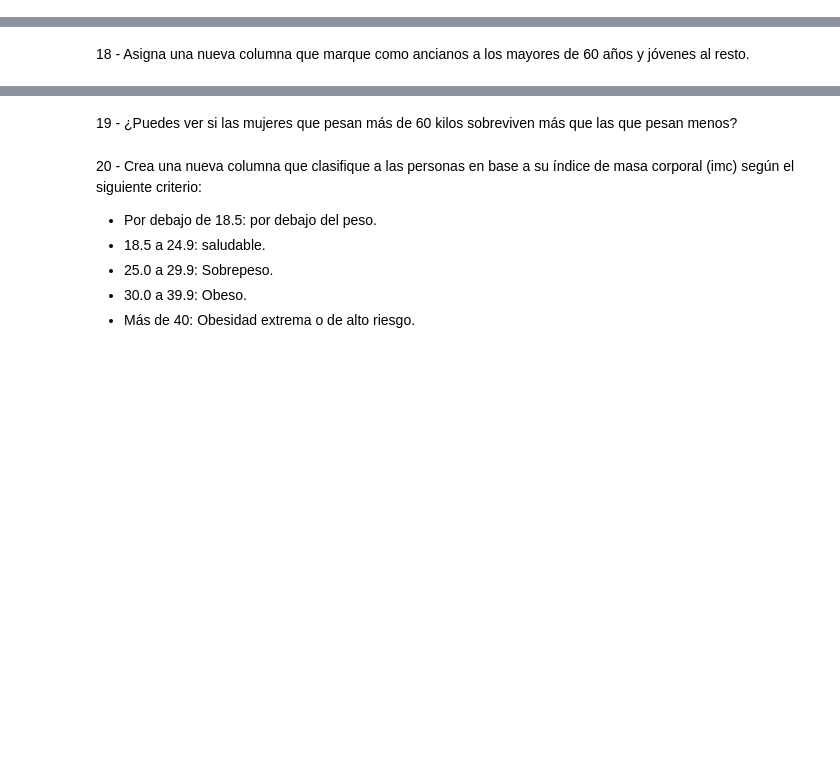
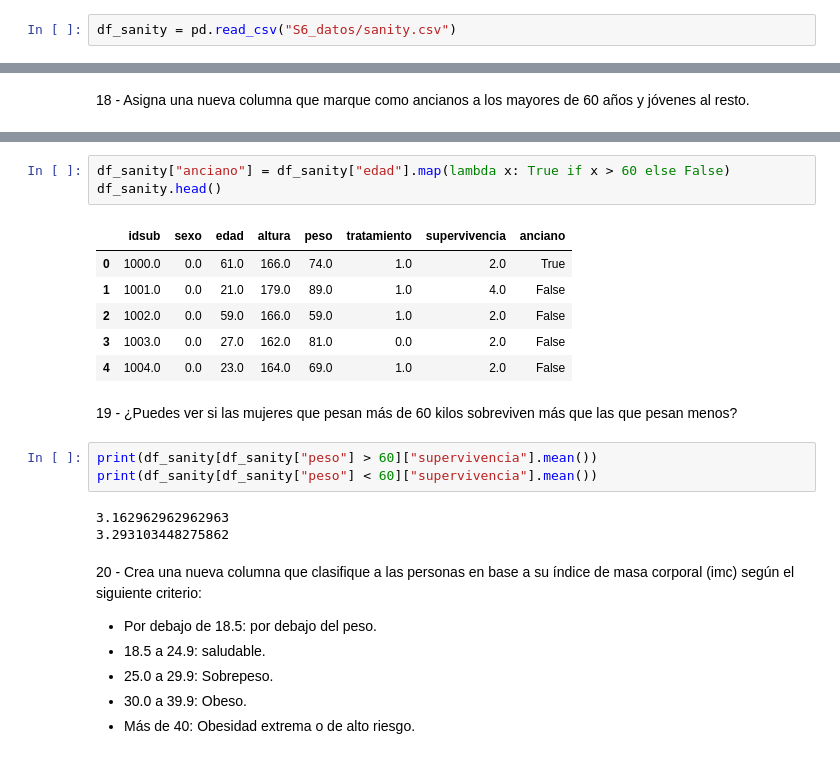
Before and after one commit to ubaldo-peralta-sanchez/python_basics, a Jupyter notebook: 2020_S6_pandas_indices_metodos.ipynb, the cells around one changed output, grey strips where cells are left out. Saved outputs shown, nothing was run; the diff lists cells and outputs as text; blank space fills up the shorter version.

```diff
--- a/2020_S6_pandas_indices_metodos.ipynb
+++ b/2020_S6_pandas_indices_metodos.ipynb
@@ -1063,5 +739,7 @@ Columnas:
 - peso: peso de la persona en kg.
 - tratamiento: 0 (quimioterapia), 1 (radioterapia).
 - supervivencia: años de supervivencia desde el tratamiento.
+# %%
+df_sanity = pd.read_csv("S6_datos/sanity.csv")
 # %% [markdown]
 14 - Calcula la supervivencia media de los participantes del estudio.
@@ -1076,5 +820,21 @@ Columnas:
+# %%
+df_sanity["anciano"] = df_sanity["edad"].map(lambda x: True if x > 60 else False)
+df_sanity.head()
+# %% [output]
+|  | idsub | sexo | edad | altura | peso | tratamiento | supervivencia | anciano |
+| 0 | 1000.0 | 0.0 | 61.0 | 166.0 | 74.0 | 1.0 | 2.0 | True |
+| 1 | 1001.0 | 0.0 | 21.0 | 179.0 | 89.0 | 1.0 | 4.0 | False |
+| 2 | 1002.0 | 0.0 | 59.0 | 166.0 | 59.0 | 1.0 | 2.0 | False |
+| 3 | 1003.0 | 0.0 | 27.0 | 162.0 | 81.0 | 0.0 | 2.0 | False |
+| 4 | 1004.0 | 0.0 | 23.0 | 164.0 | 69.0 | 1.0 | 2.0 | False |
 # %% [markdown]
 19 - ¿Puedes ver si las mujeres que pesan más de 60 kilos sobreviven más que las que pesan menos?
+# %%
+print(df_sanity[df_sanity["peso"] > 60]["supervivencia"].mean())
+print(df_sanity[df_sanity["peso"] < 60]["supervivencia"].mean())
+# %% [output]
+3.162962962962963
+3.293103448275862
 # %% [markdown]
 20 - Crea una nueva columna que clasifique a las personas en base a su índice de masa corporal (imc) según el siguiente criterio:
 
```
Also changed, not shown: parts of 76 cells of this notebook.
